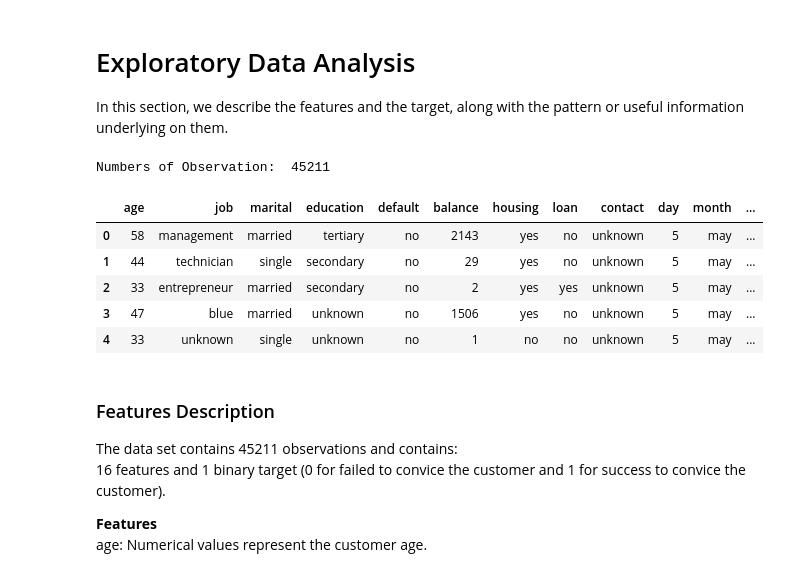
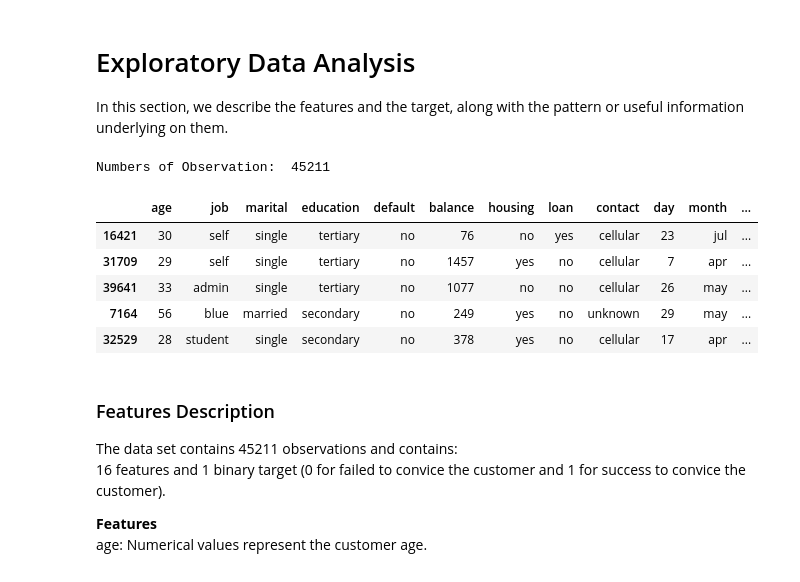
Before and after one commit to suparjotamin/Bangkit-Assignment-5, a Jupyter notebook: Bangkit! Assignment 5-Machine Learning for Bank Telemarketing.ipynb, the cells around one changed output. Saved outputs shown, nothing was run; the diff lists cells and outputs as text; code cells hidden in the pictures.

```diff
--- a/Bangkit! Assignment 5-Machine Learning for Bank Telemarketing.ipynb
+++ b/Bangkit! Assignment 5-Machine Learning for Bank Telemarketing.ipynb
@@ -37,18 +37,19 @@ Citation:
 In this section, we describe the features and the target, along with the pattern or useful information underlying on them.
 # %%
 import pandas as pd
+import numpy as np
 
 data = pd.read_csv('Data/Bangkit/bank_customer_survey.csv')
 print('Numbers of Observation: ',len(data))
-data.head()
+data.sample(5)
 # %% [output]
 Numbers of Observation:  45211
 |  | age | job | marital | education | default | balance | housing | loan | contact | day | month | ... |
-| 0 | 58 | management | married | tertiary | no | 2143 | yes | no | unknown | 5 | may | ... |
-| 1 | 44 | technician | single | secondary | no | 29 | yes | no | unknown | 5 | may | ... |
-| 2 | 33 | entrepreneur | married | secondary | no | 2 | yes | yes | unknown | 5 | may | ... |
-| 3 | 47 | blue | married | unknown | no | 1506 | yes | no | unknown | 5 | may | ... |
-| 4 | 33 | unknown | single | unknown | no | 1 | no | no | unknown | 5 | may | ... |
+| 16421 | 30 | self | single | tertiary | no | 76 | no | yes | cellular | 23 | jul | ... |
+| 31709 | 29 | self | single | tertiary | no | 1457 | yes | no | cellular | 7 | apr | ... |
+| 39641 | 33 | admin | single | tertiary | no | 1077 | no | no | cellular | 26 | may | ... |
+| 7164 | 56 | blue | married | secondary | no | 249 | yes | no | unknown | 29 | may | ... |
+| 32529 | 28 | student | single | secondary | no | 378 | yes | no | cellular | 17 | apr | ... |
 # %% [markdown]
 ### Features Description
 The data set contains 45211 observations and contains:
```
Also changed, not shown: parts of 27 cells of this notebook.
